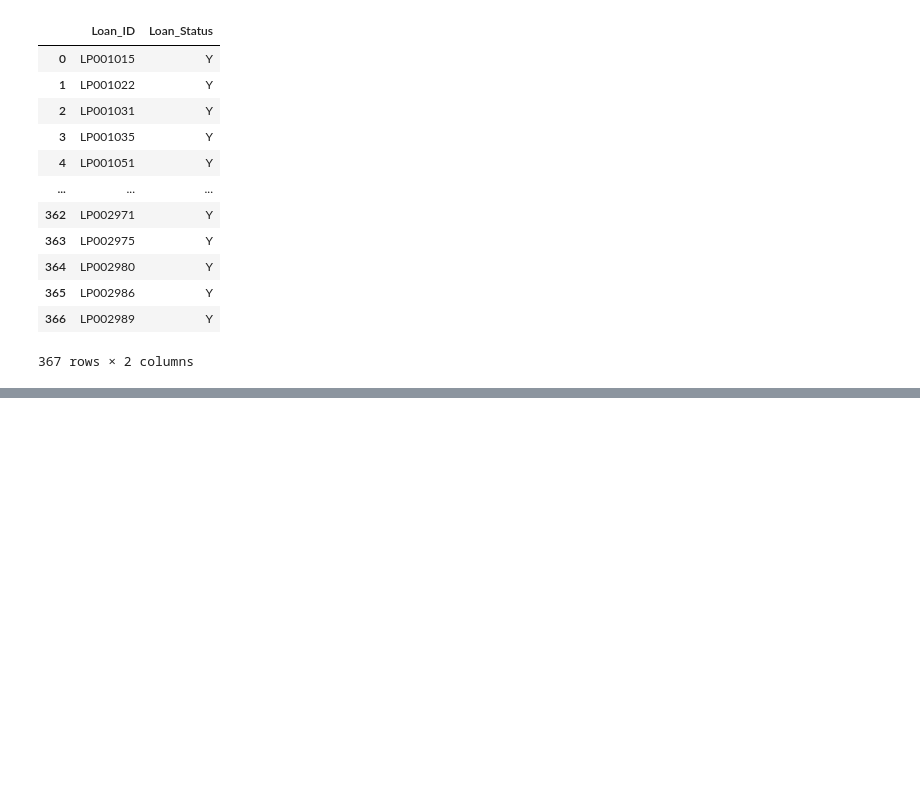
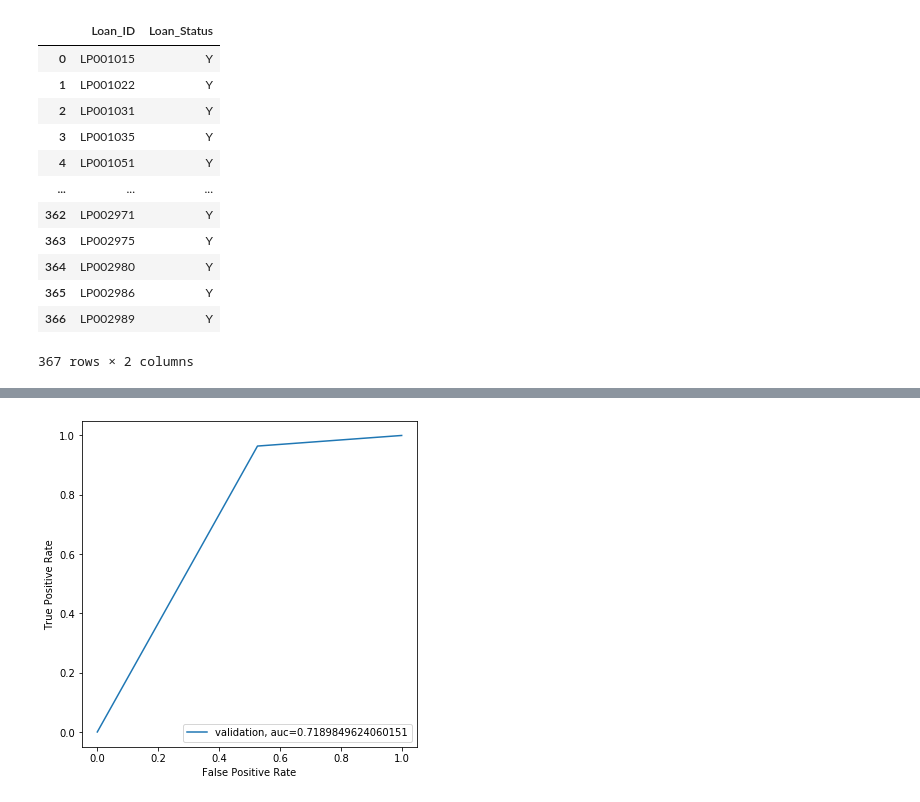
Before and after one commit to yashlab/Courses_Competitions, a Jupyter notebook: AV/Loan-Prediction.ipynb, the cells around one changed output, grey strips where cells are left out. Cells and saved outputs as stored; diff of their text form; code cells hidden in the pictures; blank space fills up the shorter version.

Commit message:
added validation

```diff
--- a/AV/Loan-Prediction.ipynb
+++ b/AV/Loan-Prediction.ipynb
@@ -447,0 +457,17 @@ submission
+# %%
+i=1
+skf = StratifiedKFold(shuffle=True,random_state=2)
+
+skf.get_n_splits(X,y)
+
+for tr_idx,te_idx in skf.split(X,y):
+    print('\n{} of kfold {}'.format(i,skf.n_splits))
+    xtr,xvl = X.loc[tr_idx],X.loc[te_idx]
+    ytr,yvl = y[tr_idx],y[te_idx]
+    model = LogisticRegression(random_state=1)
+    model.fit(xtr,ytr)
+    y_pr = model.predict(xvl)
+    print('Accuracy is {}'.format(accuracy_score(yvl,y_pr)))
+    i+=1
+    pred_test = model.predict(test1)
+    pred=model.predict_proba(xvl)[:,1]
@@ -447,0 +489,14 @@ submission
+# %%
+yvl = np.where(yvl == 'Y',1,0)
+ypr = np.where(np.array(y_pr) == 'Y',1,0)
+# %%
+fpr,tpr,_ = metrics.roc_curve(yvl,ypr,drop_intermediate=False)
+auc = metrics.roc_auc_score(yvl,ypr,)
+plt.figure(figsize=(6,6))
+plt.plot(fpr,tpr,label="validation, auc="+str(auc))
+plt.xlabel('False Positive Rate')
+plt.ylabel('True Positive Rate')
+plt.legend(loc=4)
+plt.show()
+# %% [output]
+[figure, added]
```
Also changed, not shown: parts of 4 cells of this notebook.
